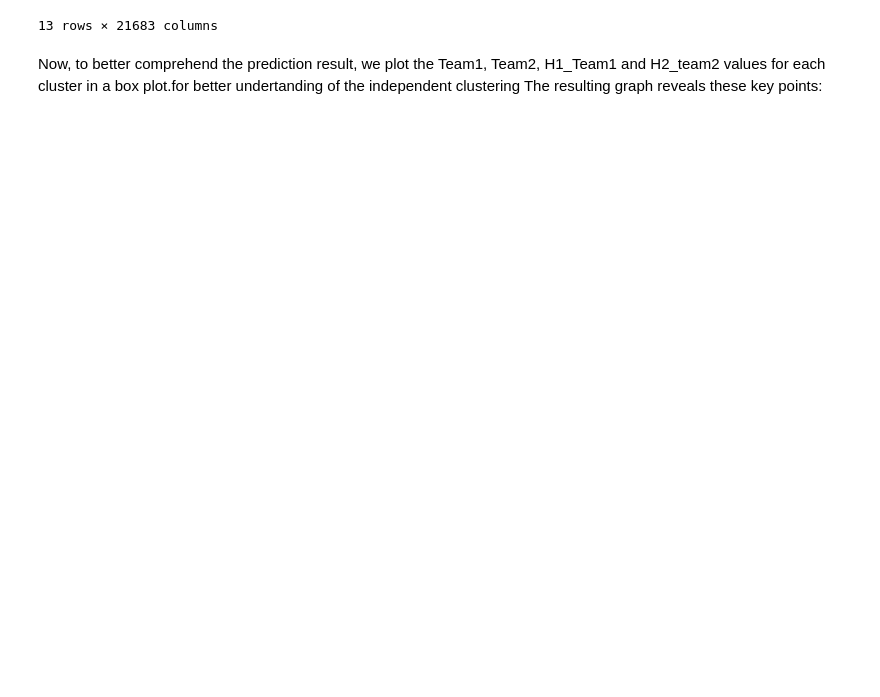
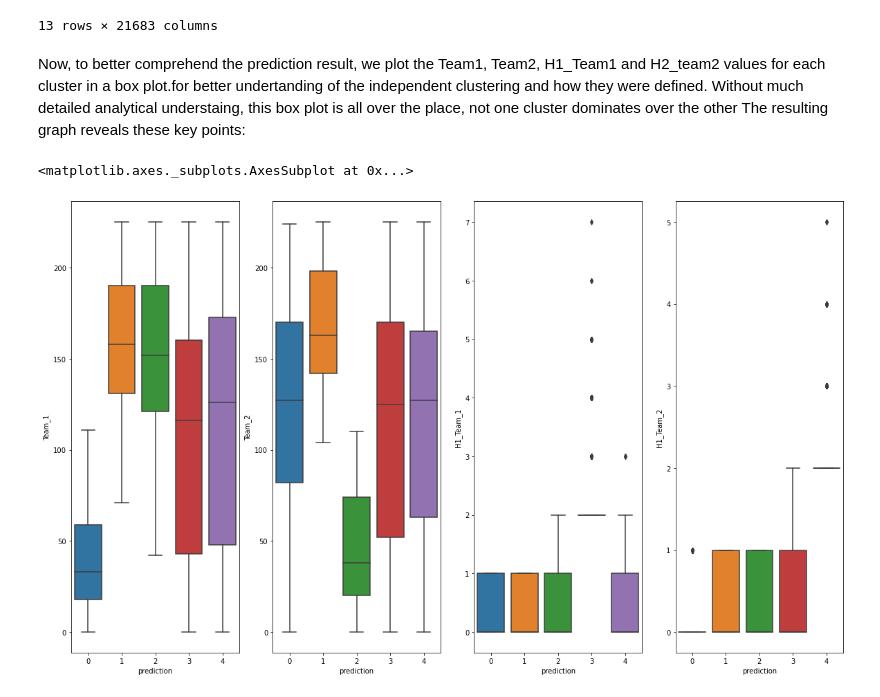
Before and after one commit to Johnsonngandjui/capstone521-data-science-project, a Jupyter notebook: notebooks/Spark_Leagues_Unsupervised.ipynb, the cells around one changed output. Cells and saved outputs as stored; diff of their text form; code cells hidden in the pictures; blank space fills up the shorter version.

```diff
--- a/notebooks/Spark_Leagues_Unsupervised.ipynb
+++ b/notebooks/Spark_Leagues_Unsupervised.ipynb
@@ -185,5 +187,17 @@ combined_result.toPandas().transpose()
 | selectedFeatures | [0.0, 2.0, 0.0, 1.0] | [0.0, 2.0, 0.0, 1.0] | [0.0, 196.0, 0.0, 1.0] | [0.0, 214.0, 0.0, 0.0] | [1.0, 0.0, 1.0, 0.0] | [1.0, 107.0, 0.0, 0.0] | [1.0, 107.0, 0.0, 0.0] | [1.0, 180.0, 1.0, 0.0] | [3.0, 151.0, 0.0, 3.0] | [4.0, 213.0, 1.0, 0.0] | ... | ... |
 13 rows × 21683 columns
 # %% [markdown]
-Now, to better comprehend the prediction result, we plot the Team1, Team2, H1_Team1 and H2_team2 values for each cluster in a box plot.for better undertanding of the independent clustering
+Now, to better comprehend the prediction result, we plot the Team1, Team2, H1_Team1 and H2_team2 values for each cluster in a box plot.for better undertanding of the independent clustering and how they were defined. Without much detailed analytical understaing, this box plot is all over the place, not one cluster dominates over the other
 The resulting graph reveals these key points:
+# %%
+import seaborn as sns
+analysis_df = combined_result.toPandas()
+
+fig, ax = plt.subplots(1, 4, figsize=(20, 12))
+sns.boxplot(x='prediction', y='Team_1', data=analysis_df, ax=ax[0])
+sns.boxplot(x='prediction', y='Team_2', data=analysis_df, ax=ax[1])
+sns.boxplot(x='prediction', y='H1_Team_1', data=analysis_df, ax=ax[2])
+sns.boxplot(x='prediction', y='H1_Team_2', data=analysis_df, ax=ax[3])
+# %% [output]
+<matplotlib.axes._subplots.AxesSubplot at 0x...>
+[figure, added]
```
Also changed, not shown: parts of 4 cells of this notebook.
